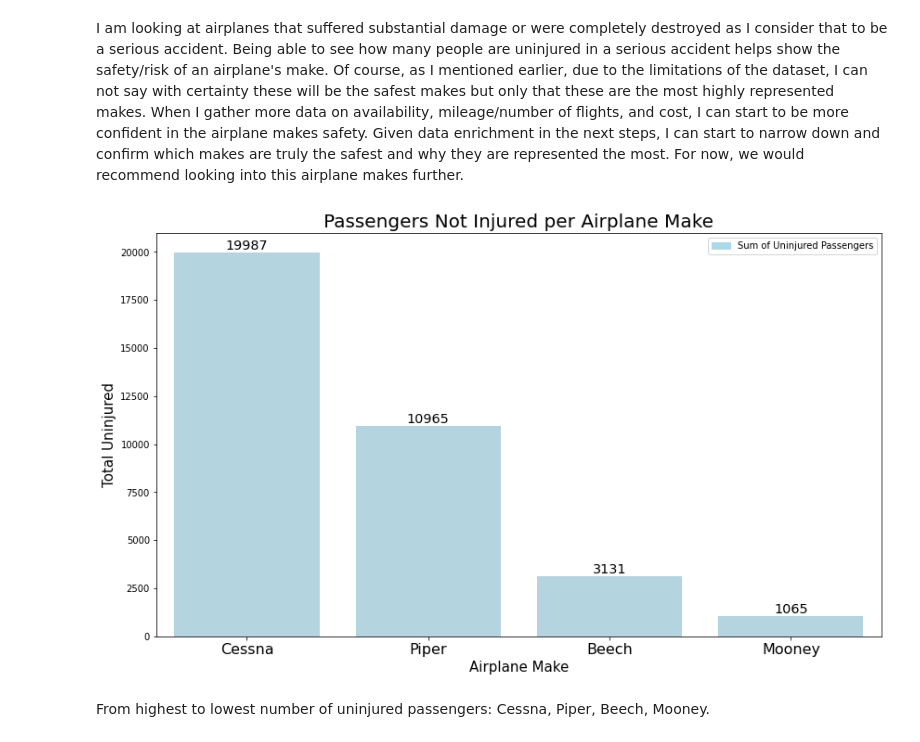
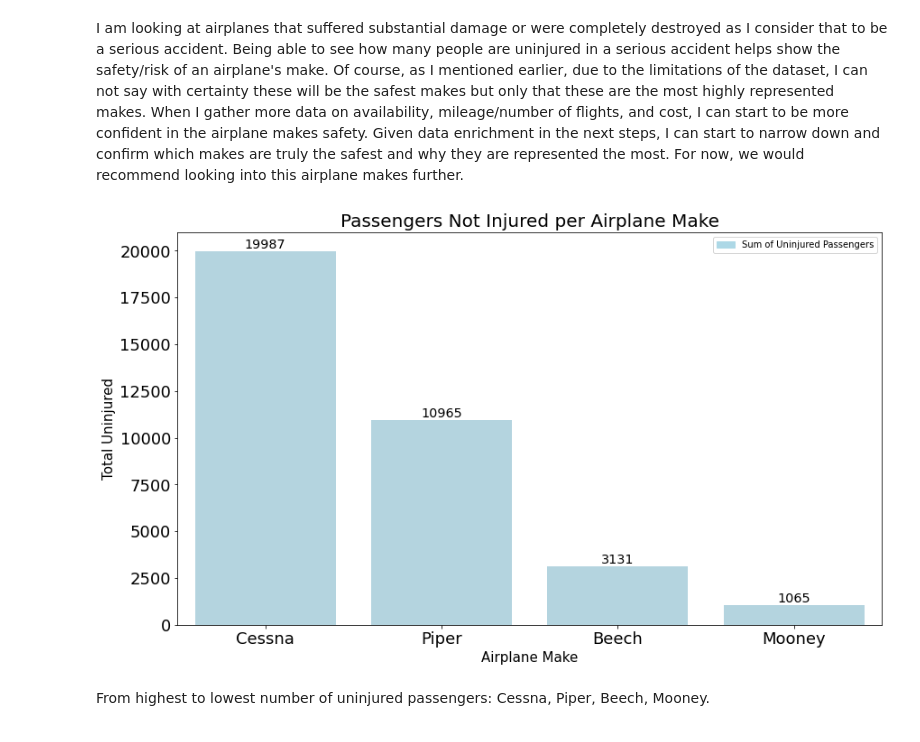
Before and after one commit to johnlocke333/airplane_safety_analysis, a Jupyter notebook: airplane_safety.ipynb, the cells around one changed output. Drawn from its saved outputs; the diff is of its cells as text; code cells hidden in the pictures.

```diff
--- a/airplane_safety.ipynb
+++ b/airplane_safety.ipynb
@@ -53,5 +57,6 @@ pd.options.mode.chained_assignment = None
 # %%
-accidents_df = pd.read_csv('data/aviation_data.csv')
+accidents_df = pd.read_csv('data/aviation_data.csv', dtype={'Latitude': str, 'Longitude':str,
+                                                            'Broad.phase.of.flight':str})
 # %%
 accidents_df.head()
 # %% [output]
@@ -485,30 +490,31 @@ df_make_uninjured['make'] = df_make_uninjured['make'].apply(lambda x: x.capitali
 # %%
 plt.figure(figsize=(14, 8))
 
 ax1 = sns.barplot(x="make",  y='total.uninjured', data=df_make_uninjured, color='lightblue')
 
 
 # add legend
 bar = mpatches.Patch(color='lightblue', label='Sum of Uninjured Passengers')
 plt.legend(handles=[bar])
 
 for index, row in df_make_uninjured.iterrows():
     ax1.text(row.name, row['total.uninjured'], row['total.uninjured'], color='black', ha="center",
              fontsize='x-large',va='bottom')
 
 # show the graph
 plt.title('Passengers Not Injured per Airplane Make',fontsize=20)
-plt.xlabel('Airplane Make',fontsize=15)
-plt.ylabel('Total Uninjured',fontsize=15)
-plt.tick_params(axis='x',labelsize=16)
+plt.xlabel('Airplane Make',fontsize=19)
+plt.ylabel('Total Uninjured',fontsize=19)
+plt.tick_params(axis='x',labelsize=18)
+plt.tick_params(axis='y',labelsize=18)
 plt.show()
 
 
 #Used stackoverflow example to see how to do the labeling on the bar graph as well as the legend.
 #(https://stackoverflow.com/questions/43214978/how-to-display-custom-values-on-a-bar-plot)
 #(https://stackoverflow.com/questions/65272126/seaborn-how-to-add-legend-to-seaborn-barplot)
 # %% [output]
-[figure, old version]
+[figure, new version]
 # %% [markdown]
 From highest to lowest number of uninjured passengers: Cessna, Piper, Beech, Mooney.
 # %% [markdown]
```
Also changed, not shown: parts of 8 cells of this notebook, 1 other file.
